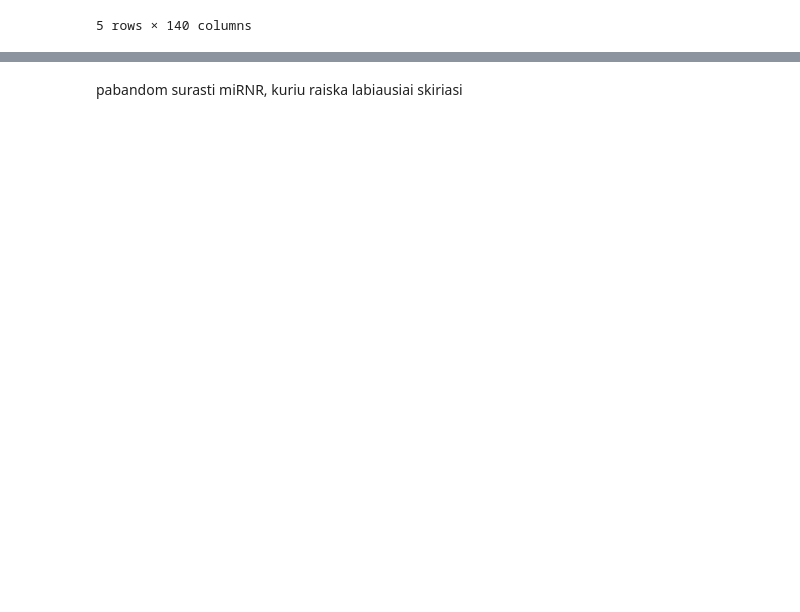
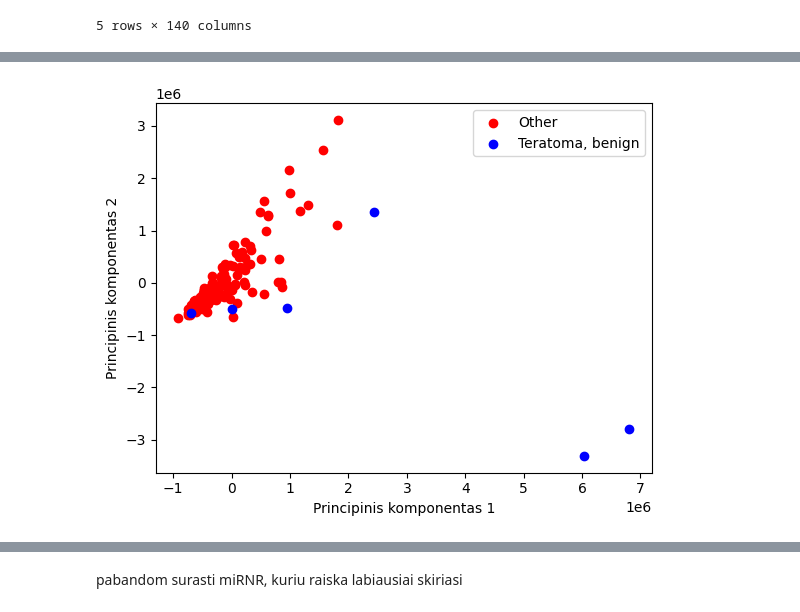
Before and after one commit to Ignas12345/Magistras_knygutes_ir_duomenys, a Jupyter notebook: TCGA_duomenu_apdorojimas.ipynb, the cells around one changed output, grey strips where cells are left out. Drawn from its saved outputs; the diff is of its cells as text; code cells hidden in the pictures; blank space fills up the shorter version.

```diff
--- a/TCGA_duomenu_apdorojimas.ipynb
+++ b/TCGA_duomenu_apdorojimas.ipynb
@@ -30,0 +41,13 @@ print(np.shape(filtered_data))
+# %%
+# Calculate the percentage of values less than 100 for each row
+min_counts = 100
+max_below_min_counts = 0
+percent_less_than_100 = np.sum(full_data < min_counts, axis=1) / full_data.shape[1]
+
+# Keep only rows where values less than 100 occur 90% or less of the time
+further_filtered_data = full_data[percent_less_than_100 <= max_below_min_counts]
+further_filtered_gene_names = gene_names[percent_less_than_100 <= max_below_min_counts]
+
+# Display the filtered array
+print(np.shape(further_filtered_data))
+print(further_filtered_data)
@@ -38,14 +78,16 @@ print(filtered_data[1420,:])
 # %%
 #duomenu "suplokstinimas"/vizualizacija naudojantis principine komponentu analize (PCA)
 pca = PCA(n_components=15)
-pca_data = pca.fit_transform(filtered_data.T)
+pca_data = pca.fit_transform(further_filtered_data.T)
 
 plt.scatter(pca_data[6:139, 0], pca_data[6:139, 1], c = 'r', label = 'Other')
 plt.scatter(pca_data[0:6, 0], pca_data[0:6, 1], c = 'b', label = 'Teratoma, benign')
 plt.xlabel('Principinis komponentas 1')
 plt.ylabel('Principinis komponentas 2')
 plt.legend()
 plt.show()
+# %% [output]
+[figure, added]
 # %%
 plt.scatter(pca_data[6:139, 3], pca_data[6:139, 4], c = 'r', label = 'Other')
 plt.scatter(pca_data[0:6, 3], pca_data[0:6, 4], c = 'b', label = 'Teratoma, benign')
```
Also changed, not shown: parts of 14 cells of this notebook.
